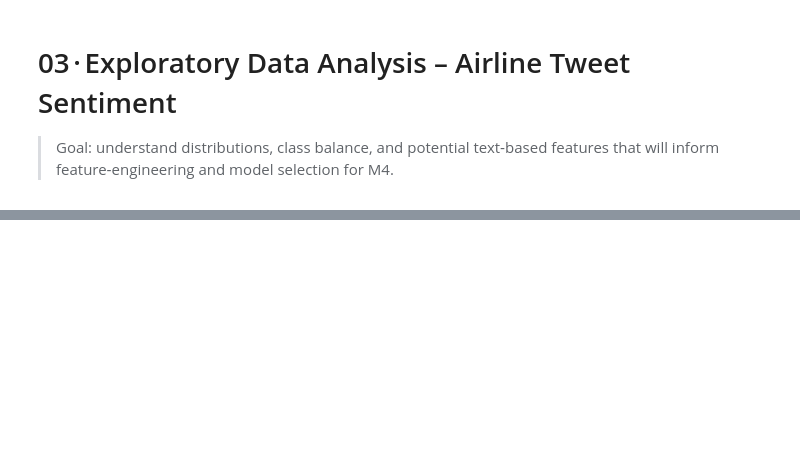
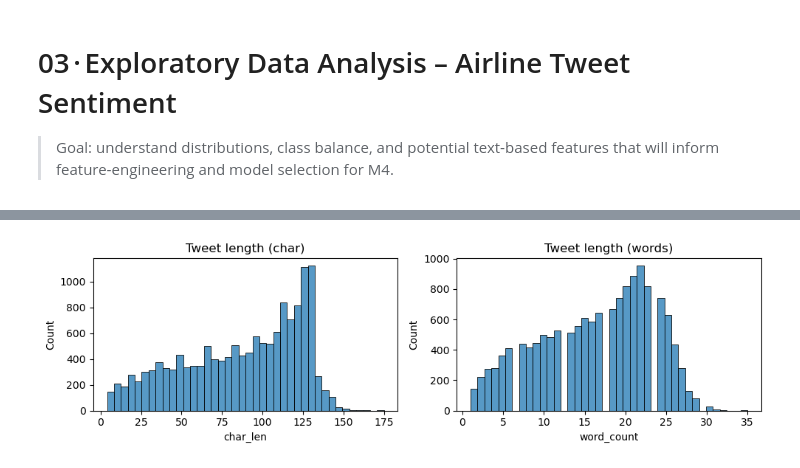
Before and after one commit to justin-castillo/twitter-airline-analysis, a Jupyter notebook: notebooks/03_eda_sentiment_features.ipynb, the cells around one changed output, grey strips where cells are left out. Drawn from its saved outputs; the diff is of its cells as text; code cells hidden in the pictures; blank space fills up the shorter version.

```diff
--- a/notebooks/03_eda_sentiment_features.ipynb
+++ b/notebooks/03_eda_sentiment_features.ipynb
@@ -25 +72,14 @@
+# %%
+df["char_len"]  = df["clean_text"].str.len()
+df["word_count"] = df["clean_text"].str.split().str.len()
+
+fig, axes = plt.subplots(1, 2, figsize=(10, 3))
+sns.histplot(df["char_len"], ax=axes[0], bins=40)
+axes[0].set_title("Tweet length (char)")
+sns.histplot(df["word_count"], ax=axes[1], bins=40)
+axes[1].set_title("Tweet length (words)")
+plt.tight_layout()
+plt.savefig("../reports/figs_eda/length_distributions.png", dpi=150)
+# %% [output]
+[figure, added]
 # %% [markdown]
```
Also changed, not shown: parts of 13 cells of this notebook, 2 other files.
